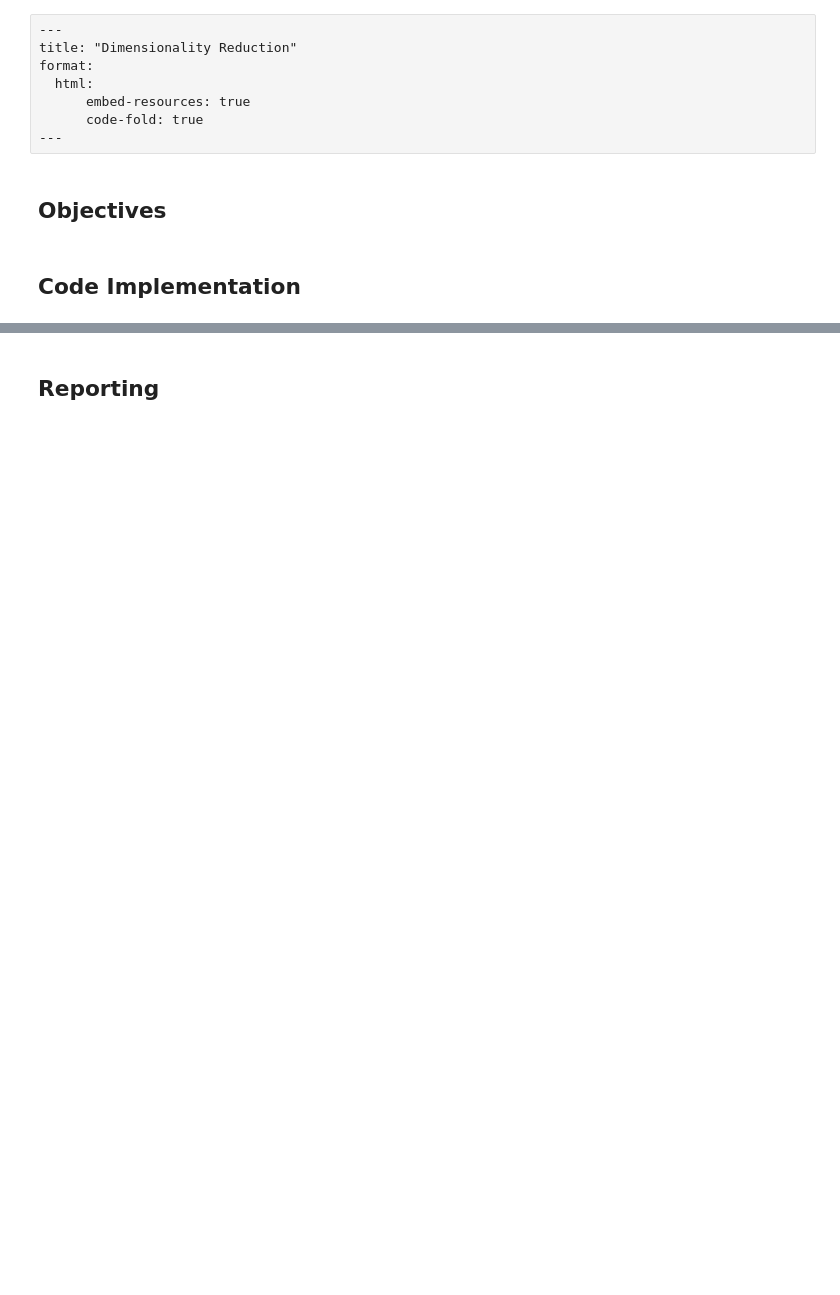
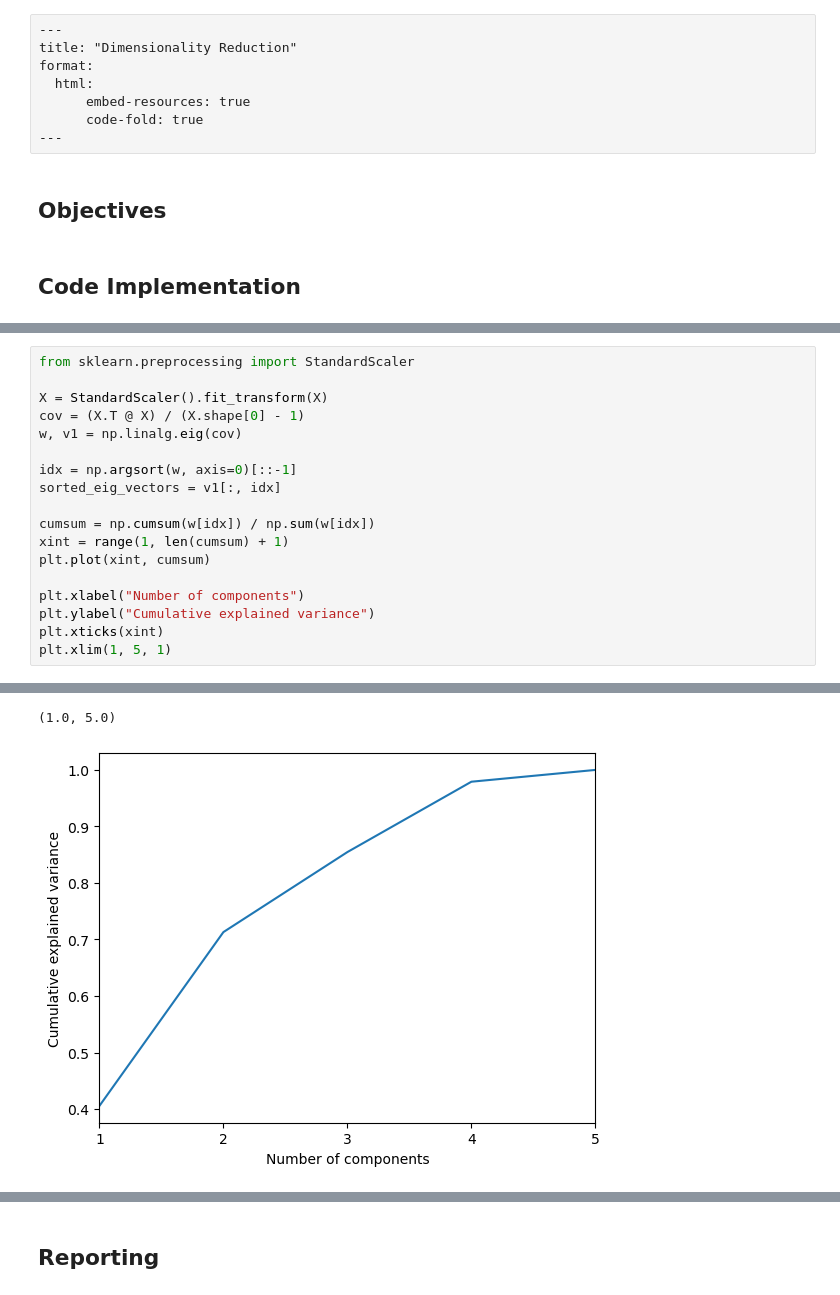
Before and after one commit to anly501/dsan-5000-project-jsweren1, a Jupyter notebook: dsan-website/5000-website/dimensionality_reduction/dimensionality_reduction.ipynb, the cells around one changed output, grey strips where cells are left out. Drawn from its saved outputs; the diff is of its cells as text; blank space fills up the shorter version.

```diff
--- a/dsan-website/5000-website/dimensionality_reduction/dimensionality_reduction.ipynb
+++ b/dsan-website/5000-website/dimensionality_reduction/dimensionality_reduction.ipynb
@@ -58,3 +60,22 @@ Intel MKL WARNING: Support of Intel(R) Streaming SIMD Extensions 4.2 (Intel(R) S
   -9.45814677e-01]
  [ 2.27827260e-08 -9.92273370e-05  6.46388484e-02 -9.59699490e-01
    2.73493506e-01]]
+# %%
+from sklearn.preprocessing import StandardScaler
+
+X = StandardScaler().fit_transform(X)
+cov = (X.T @ X) / (X.shape[0] - 1)
+w, v1 = np.linalg.eig(cov)
+
+idx = np.argsort(w, axis=0)[::-1]
+sorted_eig_vectors = v1[:, idx]
+
+cumsum = np.cumsum(w[idx]) / np.sum(w[idx])
+xint = range(1, len(cumsum) + 1)
+plt.plot(xint, cumsum)
+
+plt.xlabel("Number of components")
+plt.ylabel("Cumulative explained variance")
+plt.xticks(xint)
+plt.xlim(1, 5, 1)
+# %% [output]
@@ -60,0 +83,2 @@ Intel MKL WARNING: Support of Intel(R) Streaming SIMD Extensions 4.2 (Intel(R) S
+(1.0, 5.0)
+[figure, added]
```
Also changed, not shown: parts of 10 cells of this notebook, 7 other files.
